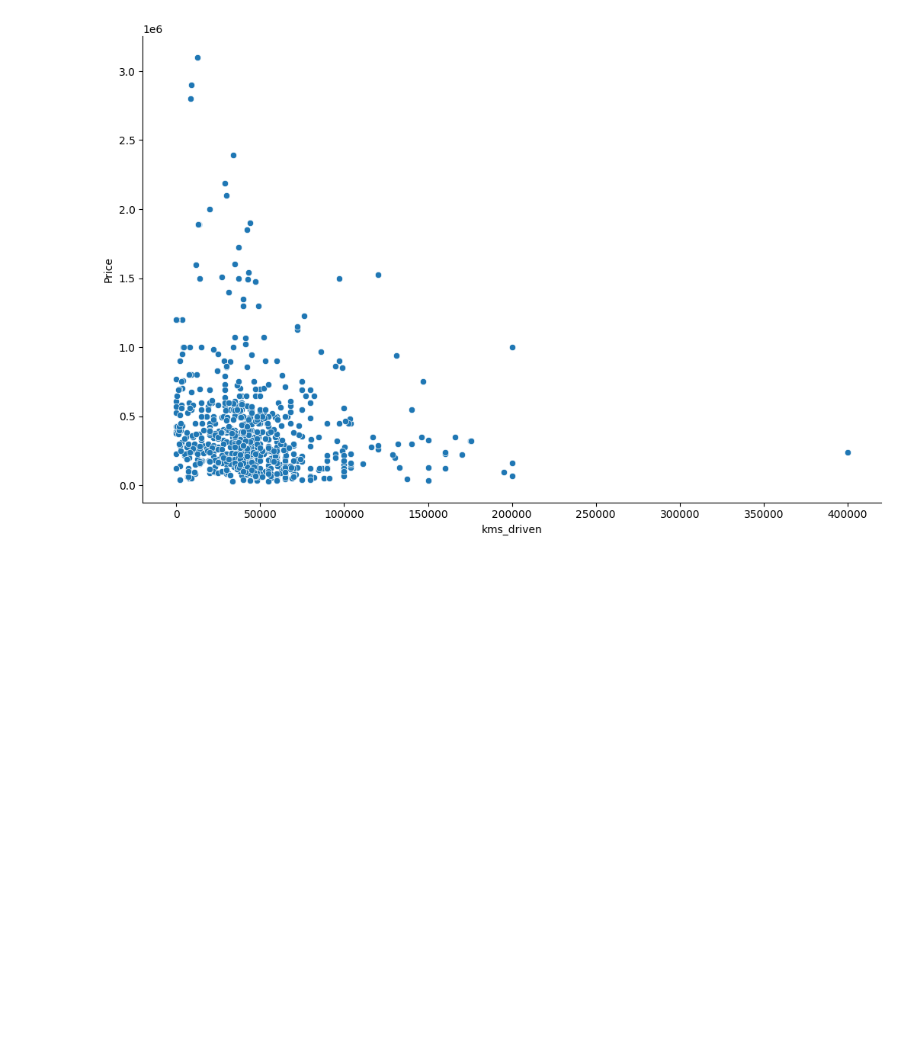
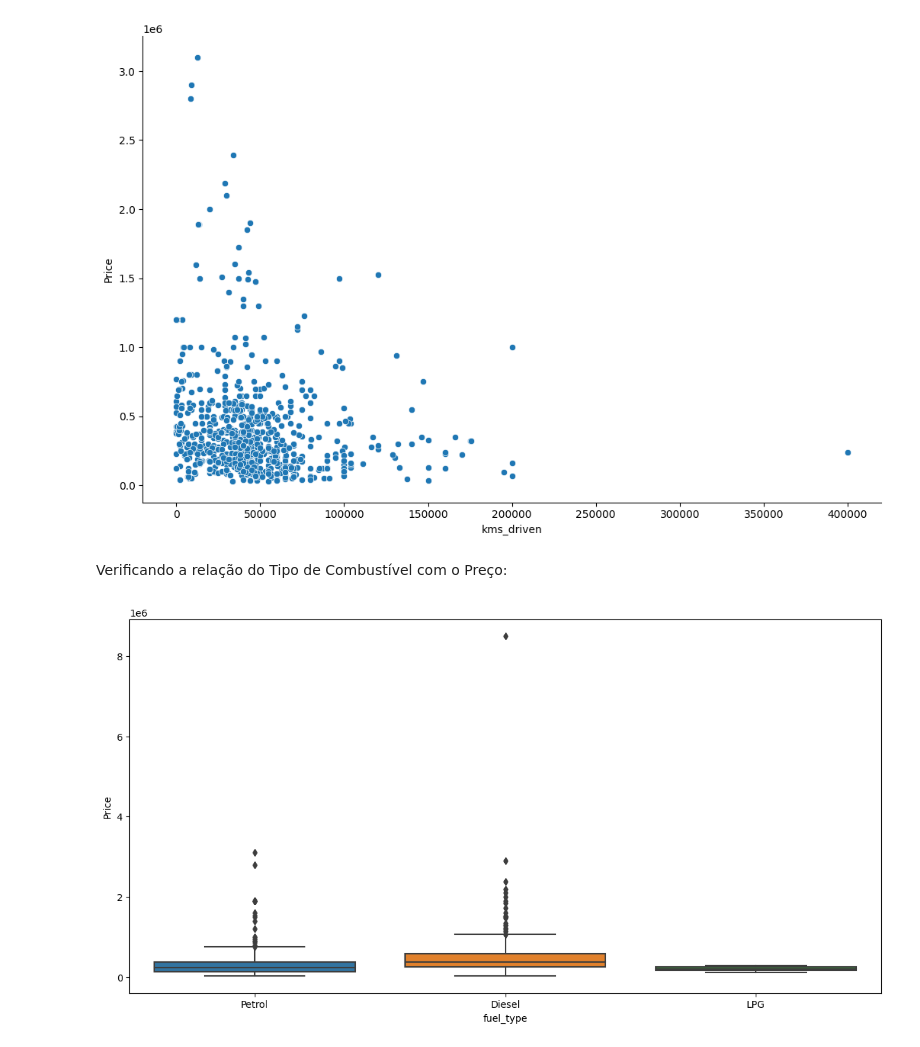
Before and after one commit to KARINAgoncalvesSOARES/ML_verificando_peco_carro, a Jupyter notebook: predicao_preco_car.ipynb, the cells around one changed output. Drawn from its saved outputs; the diff is of its cells as text; code cells hidden in the pictures; blank space fills up the shorter version.

Commit message:
Relação de preço com combustível, ano e empresa

```diff
--- a/predicao_preco_car.ipynb
+++ b/predicao_preco_car.ipynb
@@ -381,3 +384,5 @@ sns.relplot(x='kms_driven',y='Price', data=df2, height=7, aspect=1.5)
 plt.show()
 # %% [output]
 [figure]
+# %% [markdown]
+Verificando a relação do Tipo de Combustível com o Preço:
@@ -383,0 +394,6 @@ plt.show()
+# %%
+plt.subplots(figsize=(14,7))
+sns.boxplot(x='fuel_type', y='Price', data=df2)
+plt.show()
+# %% [output]
+[figure, added]
```
Also changed, not shown: parts of 6 cells of this notebook.
